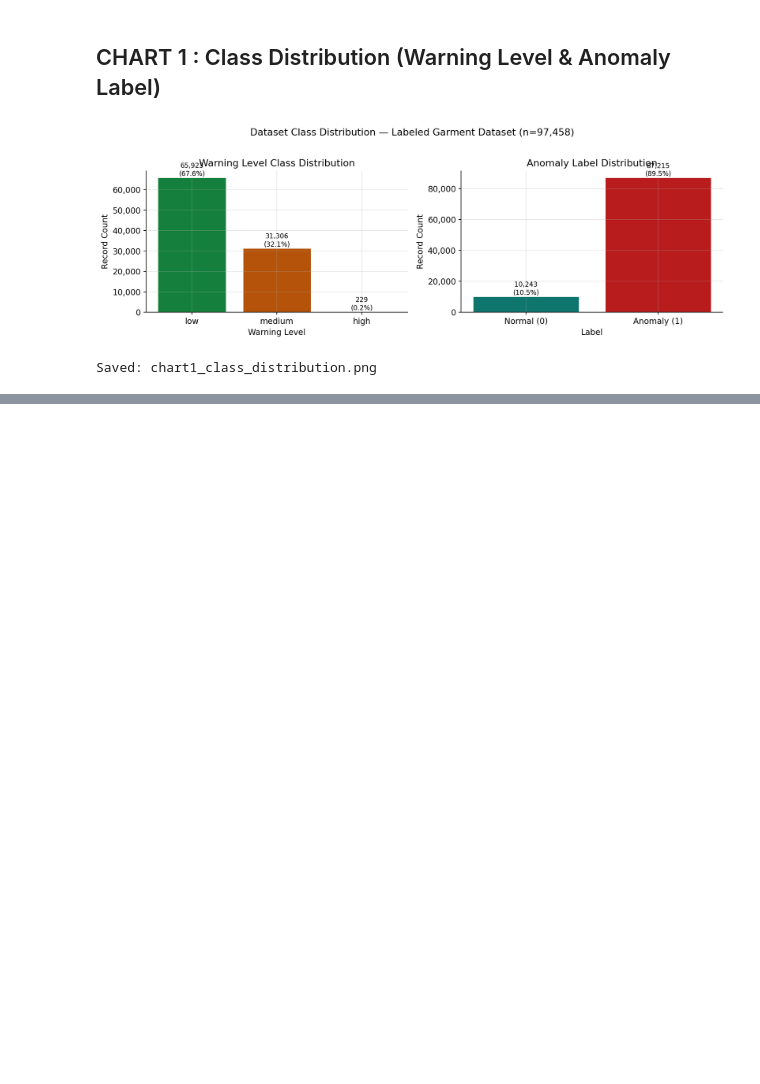
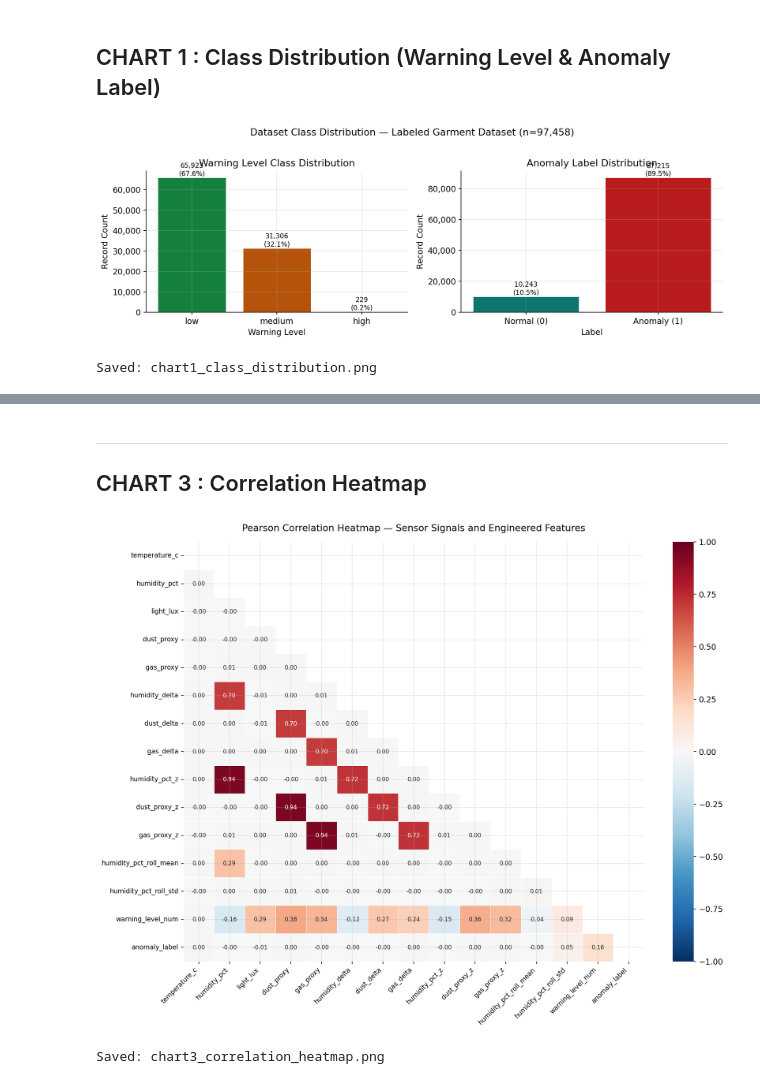
Before and after one commit to SenathPerera/smart-garment-storage-environment-condition-monitoring-system, a Jupyter notebook: backend-node/ml/research/ml_analysis.ipynb, the cells around one changed output, grey strips where cells are left out. Cells and saved outputs as stored; diff of their text form; code cells hidden in the pictures; blank space fills up the shorter version.

```diff
--- a/backend-node/ml/research/ml_analysis.ipynb
+++ b/backend-node/ml/research/ml_analysis.ipynb
@@ -164,0 +198,33 @@ Saved: chart1_class_distribution.png
+# %% [markdown]
+---
+## CHART 3 : Correlation Heatmap
+# %%
+corr_cols = [
+    'temperature_c', 'humidity_pct', 'light_lux', 'dust_proxy', 'gas_proxy',
+    'humidity_delta', 'dust_delta', 'gas_delta',
+    'humidity_pct_z', 'dust_proxy_z', 'gas_proxy_z',
+    'humidity_pct_roll_mean', 'humidity_pct_roll_std',
+    'warning_level_num', 'anomaly_label'
+]
+existing_cols = [c for c in corr_cols if c in df_clean.columns]
+corr_matrix = df_clean[existing_cols].corr()
+
+fig, ax = plt.subplots(figsize=(13, 10))
+mask = np.zeros_like(corr_matrix, dtype=bool)
+mask[np.triu_indices_from(mask)] = True
+sns.heatmap(
+    corr_matrix, mask=mask, annot=True, fmt='.2f',
+    cmap='RdBu_r', center=0, vmin=-1, vmax=1,
+    linewidths=0.4, linecolor='white',
+    annot_kws={'size': 8}, ax=ax
+)
+ax.set_title('Pearson Correlation Heatmap — Sensor Signals and Engineered Features', fontsize=13, pad=15)
+plt.xticks(rotation=45, ha='right', fontsize=9)
+plt.yticks(rotation=0, fontsize=9)
+plt.tight_layout()
+plt.savefig('chart3_correlation_heatmap.png')
+plt.show()
+print('Saved: chart3_correlation_heatmap.png')
+# %% [output]
+[figure, added]
+Saved: chart3_correlation_heatmap.png
```
Also changed, not shown: parts of 2 cells of this notebook, 2 other files.
